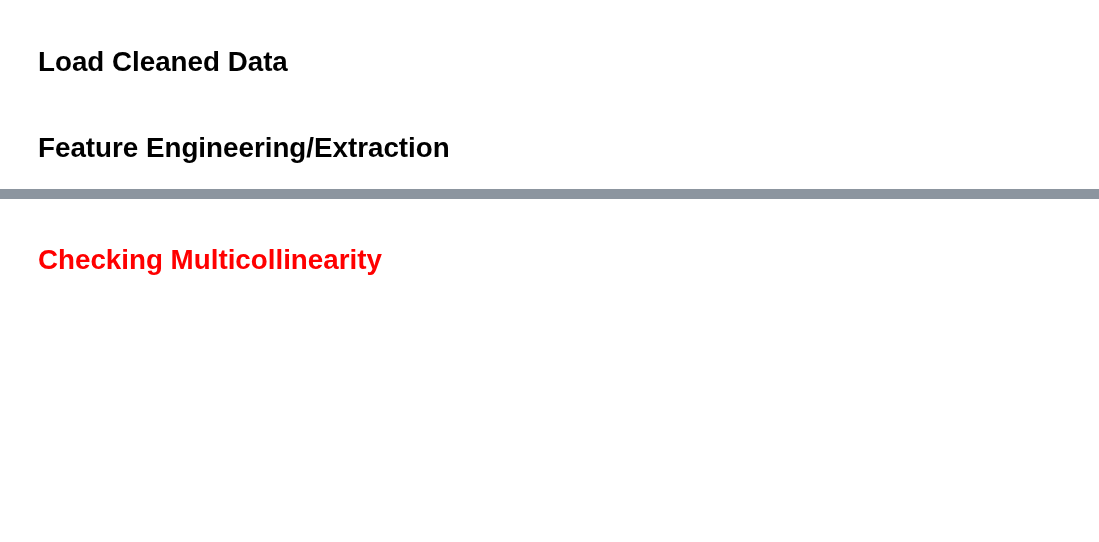
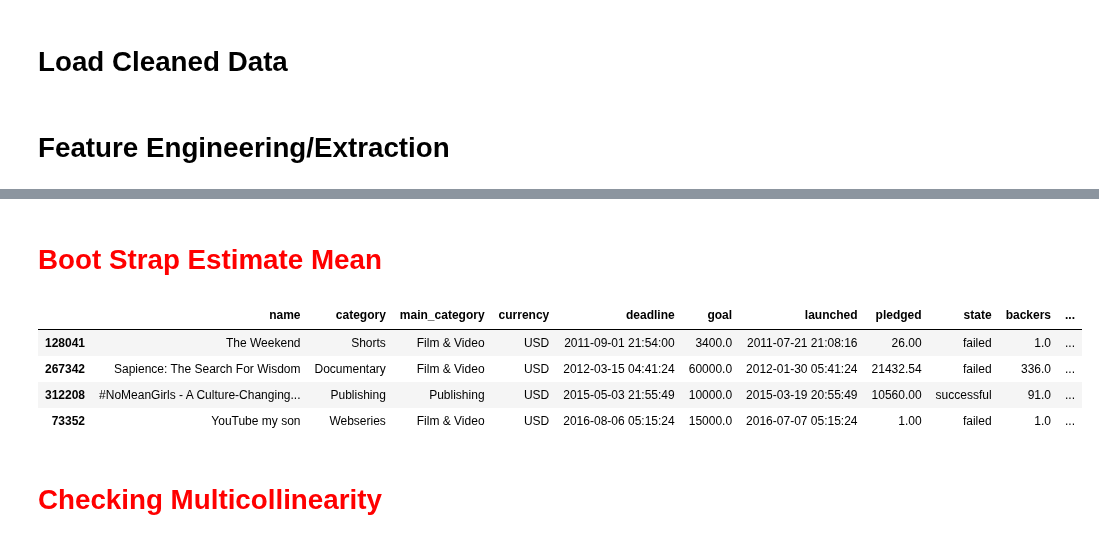
Before and after one commit to LaurentStar/Kick-Starter-Analysis, a Jupyter notebook: Exploratory_Data_Analysis.ipynb, the cells around one changed output, grey strips where cells are left out. Drawn from its saved outputs; the diff is of its cells as text; code cells hidden in the pictures; blank space fills up the shorter version.

```diff
--- a/Exploratory_Data_Analysis.ipynb
+++ b/Exploratory_Data_Analysis.ipynb
@@ -495,0 +515,2 @@ clean_df.drop(clean_df[clean_df["launch_year"] < 2009].index, inplace=True)
+# %% [markdown]
+# <span style="color:red">Boot Strap Estimate Mean </span>
@@ -496,3 +540,12 @@ clean_df.drop(clean_df[clean_df["launch_year"] < 2009].index, inplace=True)
+# %%
+#Release memory when done
+boot = None
+# %% [output]
+|  | name | category | main_category | currency | deadline | goal | launched | pledged | state | backers | ... |
+| 128041 | The Weekend | Shorts | Film & Video | USD | 2011-09-01 21:54:00 | 3400.0 | 2011-07-21 21:08:16 | 26.00 | failed | 1.0 | ... |
+| 267342 | Sapience: The Search For Wisdom | Documentary | Film & Video | USD | 2012-03-15 04:41:24 | 60000.0 | 2012-01-30 05:41:24 | 21432.54 | failed | 336.0 | ... |
+| 312208 | #NoMeanGirls - A Culture-Changing... | Publishing | Publishing | USD | 2015-05-03 21:55:49 | 10000.0 | 2015-03-19 20:55:49 | 10560.00 | successful | 91.0 | ... |
+| 73352 | YouTube my son | Webseries | Film & Video | USD | 2016-08-06 05:15:24 | 15000.0 | 2016-07-07 05:15:24 | 1.00 | failed | 1.0 | ... |
 # %% [markdown]
 # <span style="color:red"> Checking Multicollinearity</span>
 # %%
```
Also changed, not shown: parts of 6 cells of this notebook.
